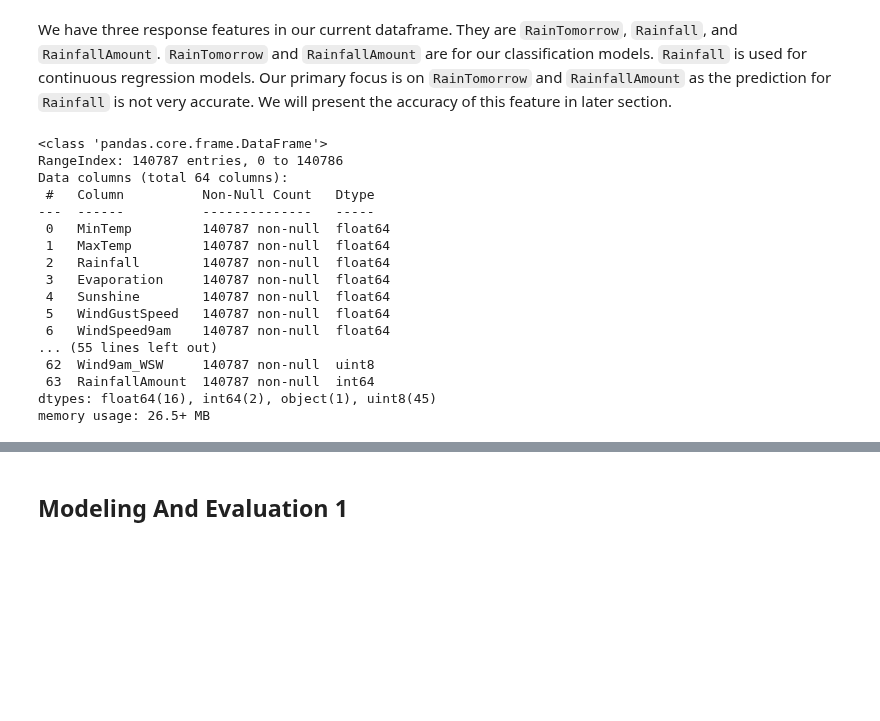
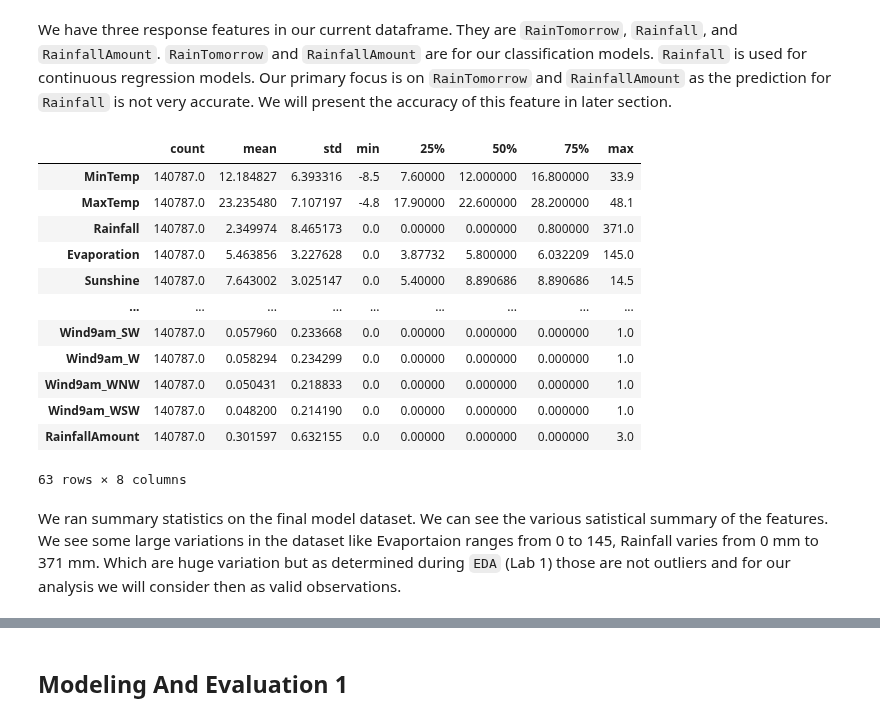
Before and after one commit to ravisiv/AussieWeatherEDA, a Jupyter notebook: Lab2_Group3_Chowdhury_Mittal_Srivastava_Sivaraman.ipynb, the cells around one changed output, grey strips where cells are left out. Drawn from its saved outputs; the diff is of its cells as text; code cells hidden in the pictures; blank space fills up the shorter version.

```diff
--- a/Lab2_Group3_Chowdhury_Mittal_Srivastava_Sivaraman.ipynb
+++ b/Lab2_Group3_Chowdhury_Mittal_Srivastava_Sivaraman.ipynb
@@ -281,25 +279,23 @@ The above dataframe has float64, object, int64, and uint8 data formats. Float64,
 # %% [markdown]
 We have three response features in our current dataframe. They are `RainTomorrow`, `Rainfall`, and `RainfallAmount`. `RainTomorrow` and `RainfallAmount` are for our classification models. `Rainfall` is used for continuous regression models. Our primary focus is on `RainTomorrow` and `RainfallAmount` as the prediction for `Rainfall` is not very accurate. We will present the accuracy of this feature in later section.
 # %%
-df_model.info()
+df_model.describe().transpose()
 # %% [output]
+|  | count | mean | std | min | 25% | 50% | 75% | max |
+| MinTemp | 140787.0 | 12.184827 | 6.393316 | -8.5 | 7.60000 | 12.000000 | 16.800000 | 33.9 |
+| MaxTemp | 140787.0 | 23.235480 | 7.107197 | -4.8 | 17.90000 | 22.600000 | 28.200000 | 48.1 |
+| Rainfall | 140787.0 | 2.349974 | 8.465173 | 0.0 | 0.00000 | 0.000000 | 0.800000 | 371.0 |
+| Evaporation | 140787.0 | 5.463856 | 3.227628 | 0.0 | 3.87732 | 5.800000 | 6.032209 | 145.0 |
+| Sunshine | 140787.0 | 7.643002 | 3.025147 | 0.0 | 5.40000 | 8.890686 | 8.890686 | 14.5 |
+| ... | ... | ... | ... | ... | ... | ... | ... | ... |
+| Wind9am_SW | 140787.0 | 0.057960 | 0.233668 | 0.0 | 0.00000 | 0.000000 | 0.000000 | 1.0 |
+| Wind9am_W | 140787.0 | 0.058294 | 0.234299 | 0.0 | 0.00000 | 0.000000 | 0.000000 | 1.0 |
+| Wind9am_WNW | 140787.0 | 0.050431 | 0.218833 | 0.0 | 0.00000 | 0.000000 | 0.000000 | 1.0 |
+| Wind9am_WSW | 140787.0 | 0.048200 | 0.214190 | 0.0 | 0.00000 | 0.000000 | 0.000000 | 1.0 |
+| RainfallAmount | 140787.0 | 0.301597 | 0.632155 | 0.0 | 0.00000 | 0.000000 | 0.000000 | 3.0 |
-<class 'pandas.core.frame.DataFrame'>
-RangeIndex: 140787 entries, 0 to 140786
-Data columns (total 64 columns):
- #   Column          Non-Null Count   Dtype
----  ------          --------------   -----
- 0   MinTemp         140787 non-null  float64
- 1   MaxTemp         140787 non-null  float64
- 2   Rainfall        140787 non-null  float64
- 3   Evaporation     140787 non-null  float64
- 4   Sunshine        140787 non-null  float64
- 5   WindGustSpeed   140787 non-null  float64
- 6   WindSpeed9am    140787 non-null  float64
-... (55 lines left out)
- 62  Wind9am_WSW     140787 non-null  uint8
- 63  RainfallAmount  140787 non-null  int64
-dtypes: float64(16), int64(2), object(1), uint8(45)
-memory usage: 26.5+ MB
+63 rows × 8 columns
+# %% [markdown]
+We ran summary statistics on the final model dataset. We can see the various satistical summary of the features. We see some large variations in the dataset like Evaportaion ranges from 0 to 145, Rainfall varies from 0 mm to 371 mm. Which are huge variation but as determined during `EDA` (Lab 1) those are not outliers and for our analysis we will consider then as valid observations.
 # %% [markdown]
 ### Regression Models
 
```
Also changed, not shown: parts of 6 cells of this notebook, 1 other file.
